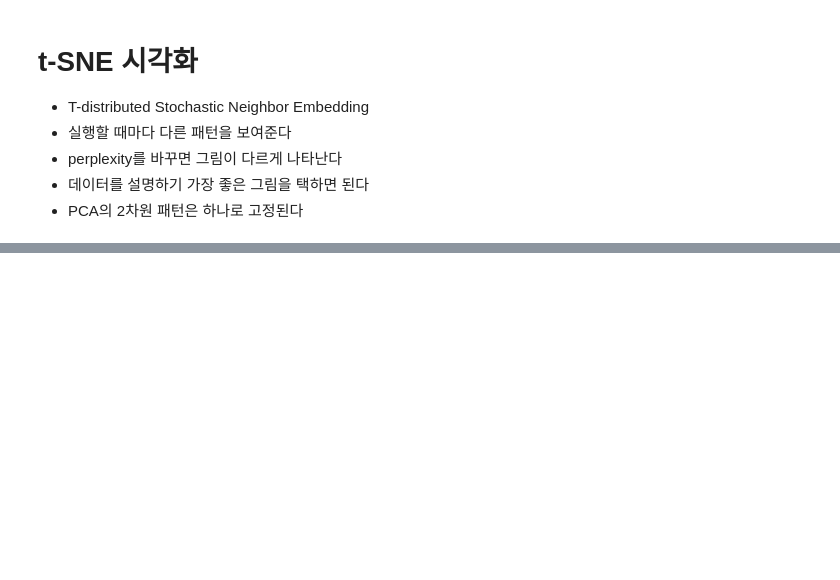
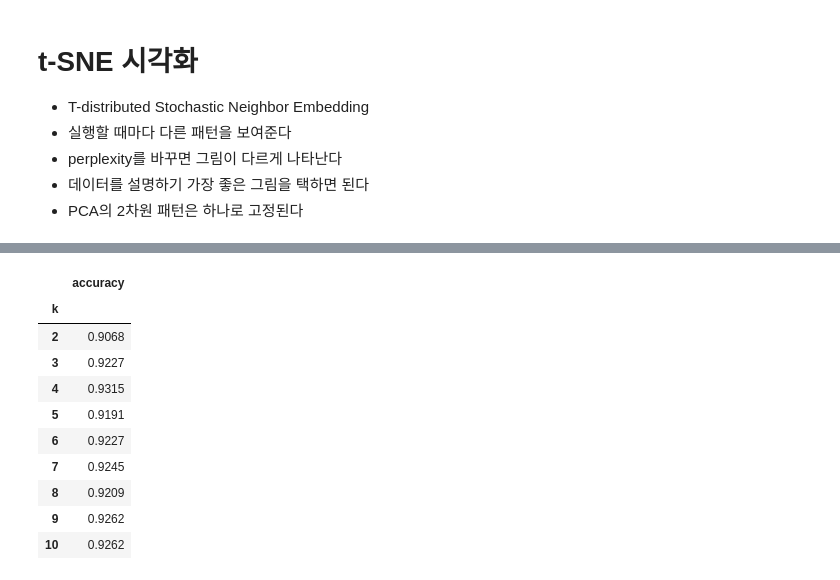
Before and after one commit to HSChoo/test1, a Jupyter notebook: e_61_FeatureEngineering.ipynb, the cells around one changed output, grey strips where cells are left out. Cells and saved outputs as stored; diff of their text form; code cells hidden in the pictures; blank space fills up the shorter version.

```diff
--- a/e_61_FeatureEngineering.ipynb
+++ b/e_61_FeatureEngineering.ipynb
@@ -280,0 +311,14 @@ df
+# %%
+df
+# %% [output]
+|  | accuracy |
+| k |  |
+| 2 | 0.9068 |
+| 3 | 0.9227 |
+| 4 | 0.9315 |
+| 5 | 0.9191 |
+| 6 | 0.9227 |
+| 7 | 0.9245 |
+| 8 | 0.9209 |
+| 9 | 0.9262 |
+| 10 | 0.9262 |
```
Also changed, not shown: parts of 15 cells of this notebook.
